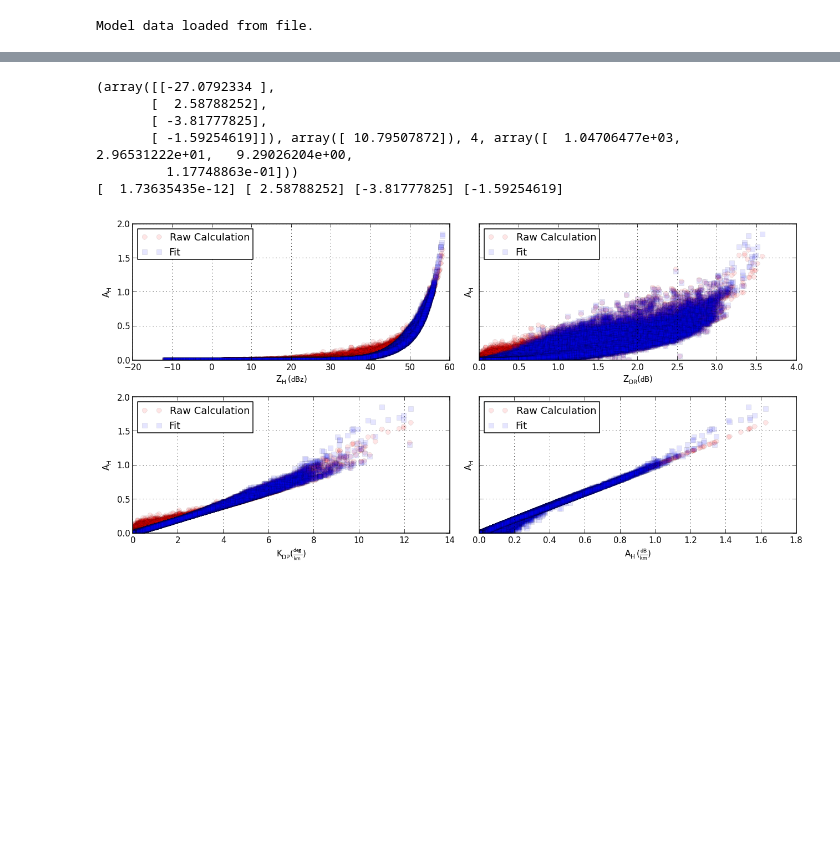
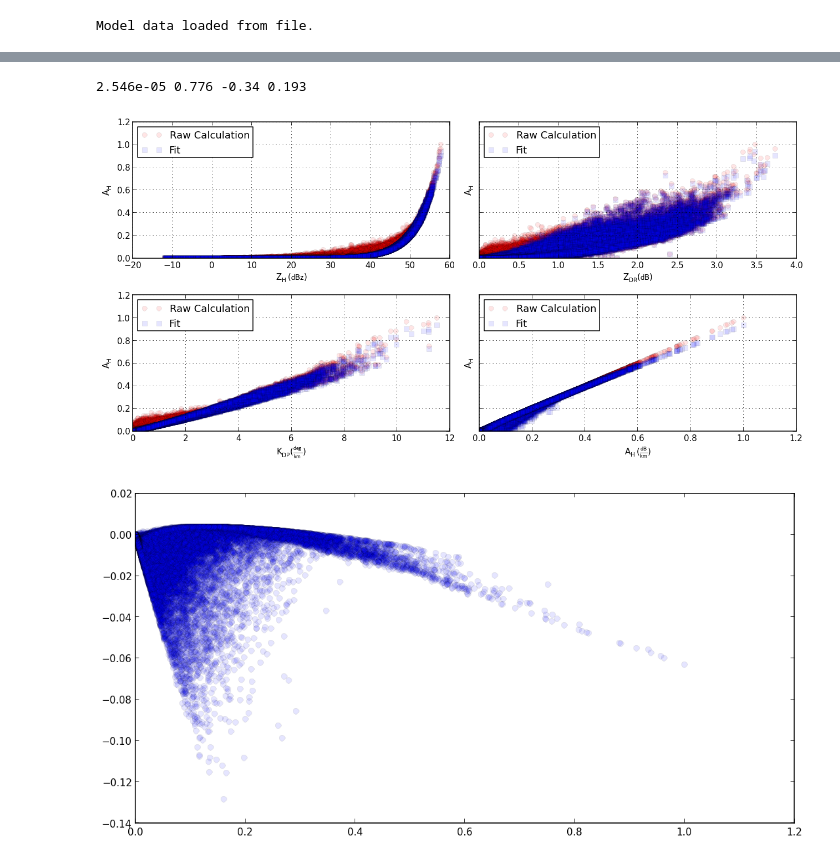
Before and after one commit to dopplershift/DissertationCode, a Jupyter notebook: notebooks/Regression.ipynb, the cells around one changed output, grey strips where cells are left out. Drawn from its saved outputs; the diff is of its cells as text; code cells hidden in the pictures; blank space fills up the shorter version.

```diff
--- a/notebooks/Regression.ipynb
+++ b/notebooks/Regression.ipynb
@@ -72,6 +71,7 @@ def power_law_fit(x_vars, y_var, weights=None):
 def fit_plot(x_vars, y_fit, y_truth, ylabel):
     fig,axes = plt.subplots(2, 2, sharey=True)
     for (xvar,xlabel),ax in zip(x_vars, axes.flat):
+        # TODO: Need to change atten vs. atten to residue vs. atten (OR separate residue plot)
         ax.plot(xvar, y_truth, 'ro', linestyle='none', alpha=0.1, label='Raw Calculation')
         ax.plot(xvar, y_fit, 'bs', linestyle='none', alpha=0.1, label='Fit')
         ax.grid()
@@ -79,9 +79,14 @@ def fit_plot(x_vars, y_fit, y_truth, ylabel):
         ax.set_xlabel(xlabel + '(%s)' % xvar.dimensionality.latex)
         ax.set_ylabel(ylabel)
     fig.tight_layout()
+
+    fig2,ax2 = plt.subplots(1, 1)
+    ax2.plot(y_truth, y_fit - y_truth, 'bo', linestyle='none', alpha=0.1)
+    ax2.grid(True)
     return fig, axes
 # %%
-z,zdr,kdp,atten = calc_scatter(qr, nr, get_gamma, 0.05 * pq.m, 10)
+lam = (pq.c / (5.4 * pq.GHz)).simplified
+z,zdr,kdp,atten = calc_scatter(qr, nr, get_gamma, lam, 20)
 scatter_vars = [(disser.units.to_dBz(z * disser.units.zUnit), r'$Z_H$'),
                 (disser.units.to_dB(zdr * pq.dimensionless), r'$Z_{DR}$'),
                 (kdp * pq.deg / pq.km, r'$K_{DP}$'),
@@ -103,13 +116,10 @@ fig,ax = fit_plot(scatter_vars, a * z**b * zdr**c * kdp**d, atten, r'$A_H$')
 # %%
-mask = kdp > 2.
-a,b,c,d = power_law_fit(np.array([z[mask], zdr[mask], kdp[mask]]).T, atten[mask])
+#mask = kdp > 2.
+#a,b,c,d = power_law_fit(np.array([z[mask], zdr[mask], kdp[mask]]).T, atten[mask])
+a,b,c,d = 2.546e-5,0.776,-0.34,0.193
 print a,b,c,d
 fig,ax = fit_plot(scatter_vars, a * z**b * zdr**c * kdp**d, atten, r'$A_H$')
 # %% [output]
-(array([[-27.0792334 ],
-       [  2.58788252],
-       [ -3.81777825],
-       [ -1.59254619]]), array([ 10.79507872]), 4, array([  1.04706477e+03,   2.96531222e+01,   9.29026204e+00,
-         1.17748863e-01]))
-[  1.73635435e-12] [ 2.58788252] [-3.81777825] [-1.59254619]
+2.546e-05 0.776 -0.34 0.193
-[figure, old version]
+[figure, new version]
+[figure, added]
```
Also changed, not shown: parts of 3 cells of this notebook.
